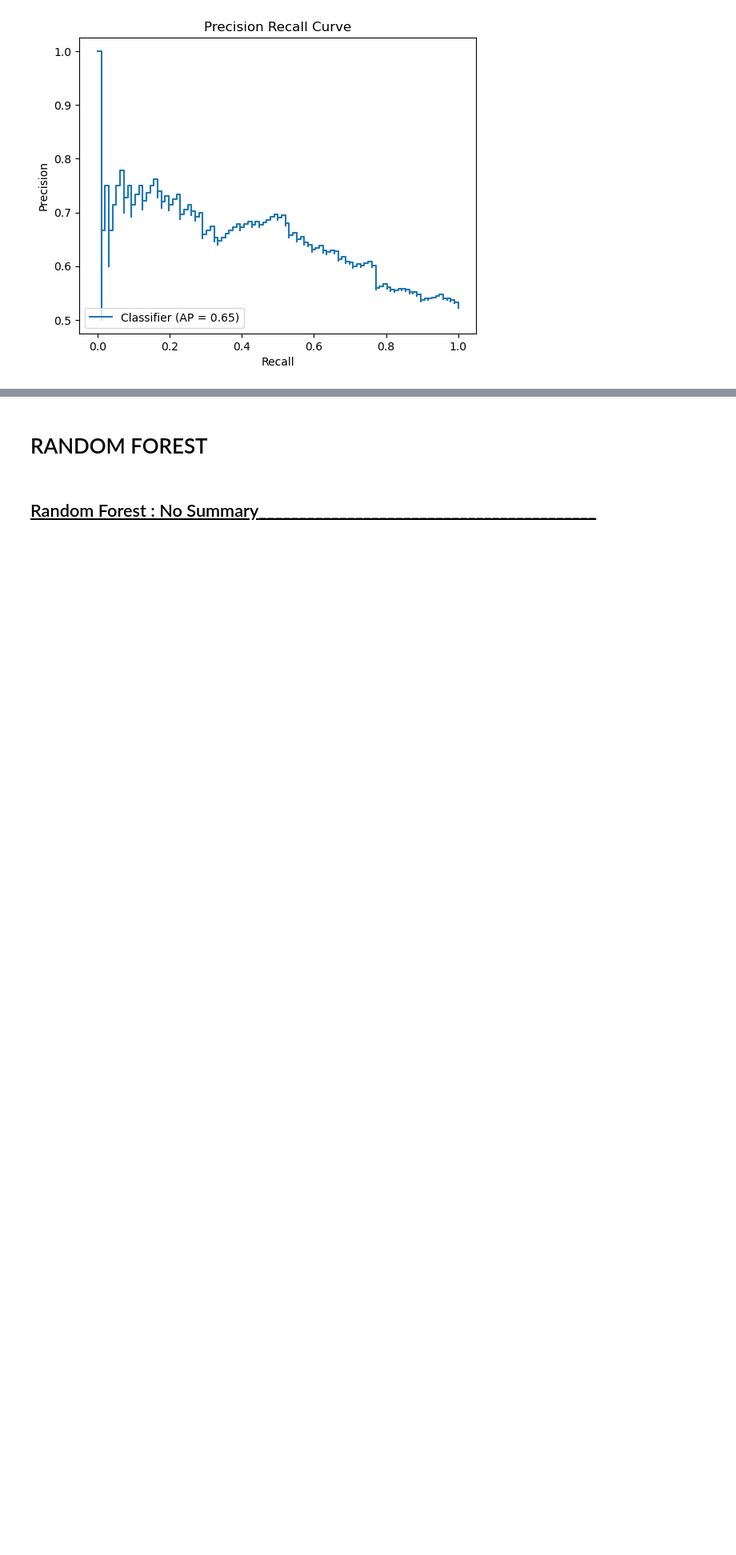
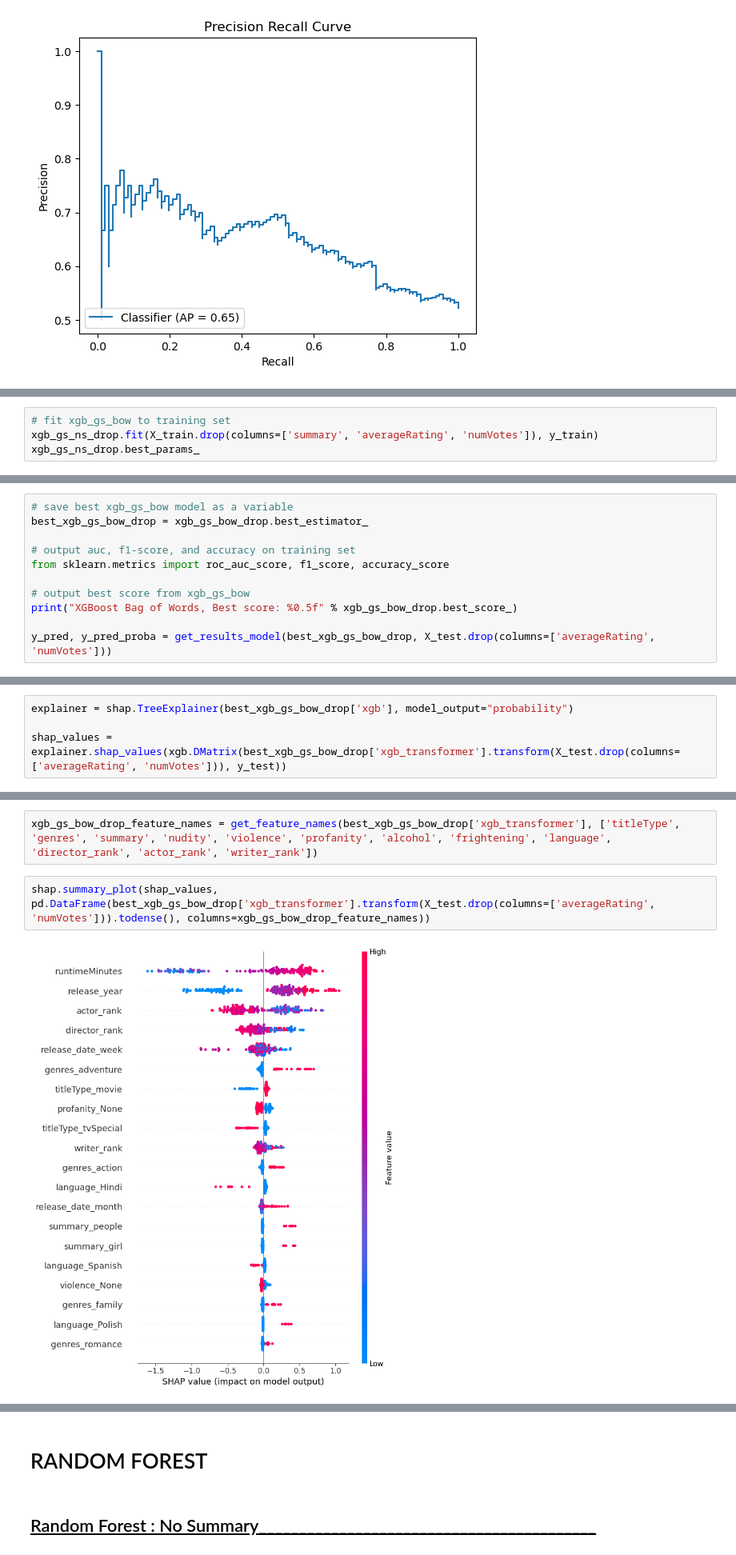
Before and after one commit to Joeyzect/Netflix_ALab_2022, a Jupyter notebook: notebooks/14-joseph-movies-modelling-final copy.ipynb, the cells around one changed output, grey strips where cells are left out. Shown at 80% size. Drawn from its saved outputs; the diff is of its cells as text; blank space fills up the shorter version.

```diff
--- a/notebooks/14-joseph-movies-modelling-final copy.ipynb
+++ b/notebooks/14-joseph-movies-modelling-final copy.ipynb
@@ -798,0 +976,4 @@ prplot.figure_.savefig('../reports/figures/movie_xgb_BERT_precision_recall_curve
+# %%
+# fit xgb_gs_bow to training set
+xgb_gs_ns_drop.fit(X_train.drop(columns=['summary', 'averageRating', 'numVotes']), y_train)
+xgb_gs_ns_drop.best_params_
@@ -798,0 +1068,11 @@ prplot.figure_.savefig('../reports/figures/movie_xgb_BERT_precision_recall_curve
+# %%
+# save best xgb_gs_bow model as a variable
+best_xgb_gs_bow_drop = xgb_gs_bow_drop.best_estimator_
+
+# output auc, f1-score, and accuracy on training set
+from sklearn.metrics import roc_auc_score, f1_score, accuracy_score
+
+# output best score from xgb_gs_bow
+print("XGBoost Bag of Words, Best score: %0.5f" % xgb_gs_bow_drop.best_score_)
+
+y_pred, y_pred_proba = get_results_model(best_xgb_gs_bow_drop, X_test.drop(columns=['averageRating', 'numVotes']))
@@ -798,0 +1094,4 @@ prplot.figure_.savefig('../reports/figures/movie_xgb_BERT_precision_recall_curve
+# %%
+explainer = shap.TreeExplainer(best_xgb_gs_bow_drop['xgb'], model_output="probability")
+
+shap_values = explainer.shap_values(xgb.DMatrix(best_xgb_gs_bow_drop['xgb_transformer'].transform(X_test.drop(columns=['averageRating', 'numVotes'])), y_test))
@@ -798,0 +1100,6 @@ prplot.figure_.savefig('../reports/figures/movie_xgb_BERT_precision_recall_curve
+# %%
+xgb_gs_bow_drop_feature_names = get_feature_names(best_xgb_gs_bow_drop['xgb_transformer'], ['titleType', 'genres', 'summary', 'nudity', 'violence', 'profanity', 'alcohol', 'frightening', 'language', 'director_rank', 'actor_rank', 'writer_rank'])
+# %%
+shap.summary_plot(shap_values, pd.DataFrame(best_xgb_gs_bow_drop['xgb_transformer'].transform(X_test.drop(columns=['averageRating', 'numVotes'])).todense(), columns=xgb_gs_bow_drop_feature_names))
+# %% [output]
+[figure, added]
```
Also changed, not shown: parts of 48 cells of this notebook.
